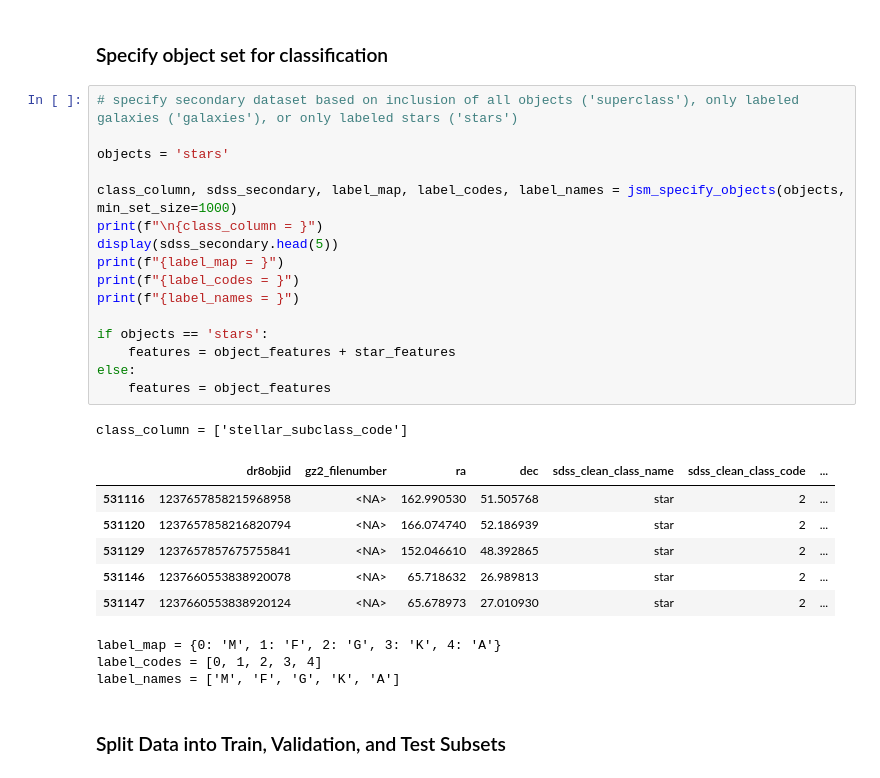
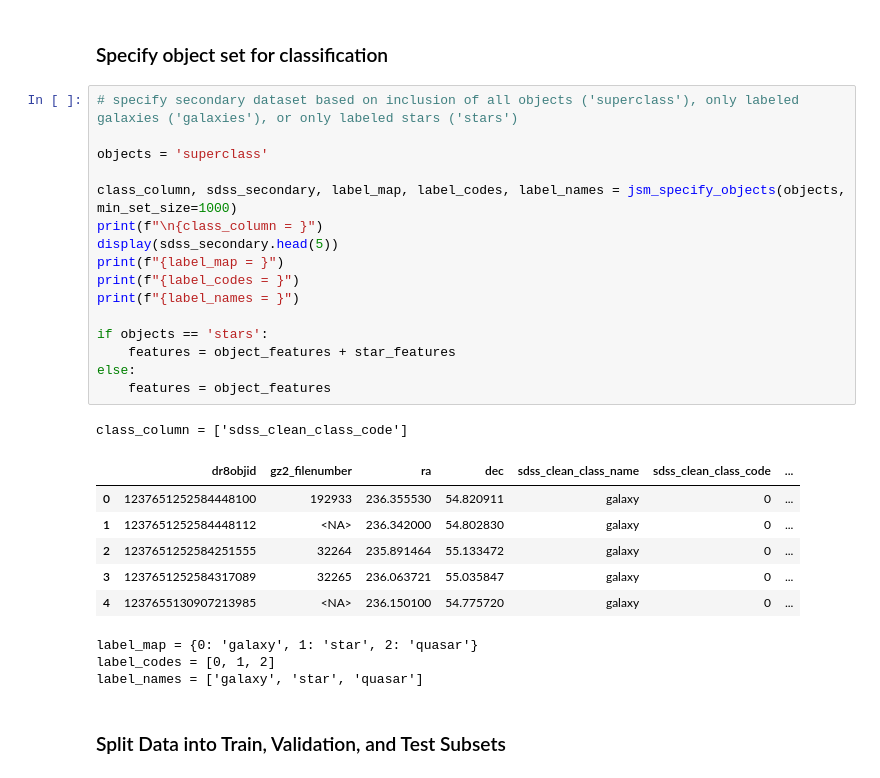
Before and after one commit to jspencermorris/galaxies_sdss, a Jupyter notebook: notebooks/jsm_modeling_tabular.ipynb, the cells around one changed output. Saved outputs shown, nothing was run; the diff lists cells and outputs as text.

```diff
--- a/notebooks/jsm_modeling_tabular.ipynb
+++ b/notebooks/jsm_modeling_tabular.ipynb
@@ -454,30 +477,30 @@ def jsm_plot_history(hist):
 # %%
 # specify secondary dataset based on inclusion of all objects ('superclass'), only labeled galaxies ('galaxies'), or only labeled stars ('stars')
 
-objects = 'stars'
+objects = 'superclass'
 
 class_column, sdss_secondary, label_map, label_codes, label_names = jsm_specify_objects(objects, min_set_size=1000)
 print(f"\n{class_column = }")
 display(sdss_secondary.head(5))
 print(f"{label_map = }")
 print(f"{label_codes = }")
 print(f"{label_names = }")
 
 if objects == 'stars':
     features = object_features + star_features
 else:
     features = object_features
 # %% [output]
-class_column = ['stellar_subclass_code']
+class_column = ['sdss_clean_class_code']
 |  | dr8objid | gz2_filenumber | ra | dec | sdss_clean_class_name | sdss_clean_class_code | ... |
-| 531116 | 1237657858215968958 | <NA> | 162.990530 | 51.505768 | star | 2 | ... |
-| 531120 | 1237657858216820794 | <NA> | 166.074740 | 52.186939 | star | 2 | ... |
-| 531129 | 1237657857675755841 | <NA> | 152.046610 | 48.392865 | star | 2 | ... |
-| 531146 | 1237660553838920078 | <NA> | 65.718632 | 26.989813 | star | 2 | ... |
-| 531147 | 1237660553838920124 | <NA> | 65.678973 | 27.010930 | star | 2 | ... |
+| 0 | 1237651252584448100 | 192933 | 236.355530 | 54.820911 | galaxy | 0 | ... |
+| 1 | 1237651252584448112 | <NA> | 236.342000 | 54.802830 | galaxy | 0 | ... |
+| 2 | 1237651252584251555 | 32264 | 235.891464 | 55.133472 | galaxy | 0 | ... |
+| 3 | 1237651252584317089 | 32265 | 236.063721 | 55.035847 | galaxy | 0 | ... |
+| 4 | 1237655130907213985 | <NA> | 236.150100 | 54.775720 | galaxy | 0 | ... |
-label_map = {0: 'M', 1: 'F', 2: 'G', 3: 'K', 4: 'A'}
-label_codes = [0, 1, 2, 3, 4]
-label_names = ['M', 'F', 'G', 'K', 'A']
+label_map = {0: 'galaxy', 1: 'star', 2: 'quasar'}
+label_codes = [0, 1, 2]
+label_names = ['galaxy', 'star', 'quasar']
 # %% [markdown]
 ### Split Data into Train, Validation, and Test Subsets
 # %%
```
Also changed, not shown: parts of 30 cells of this notebook.
